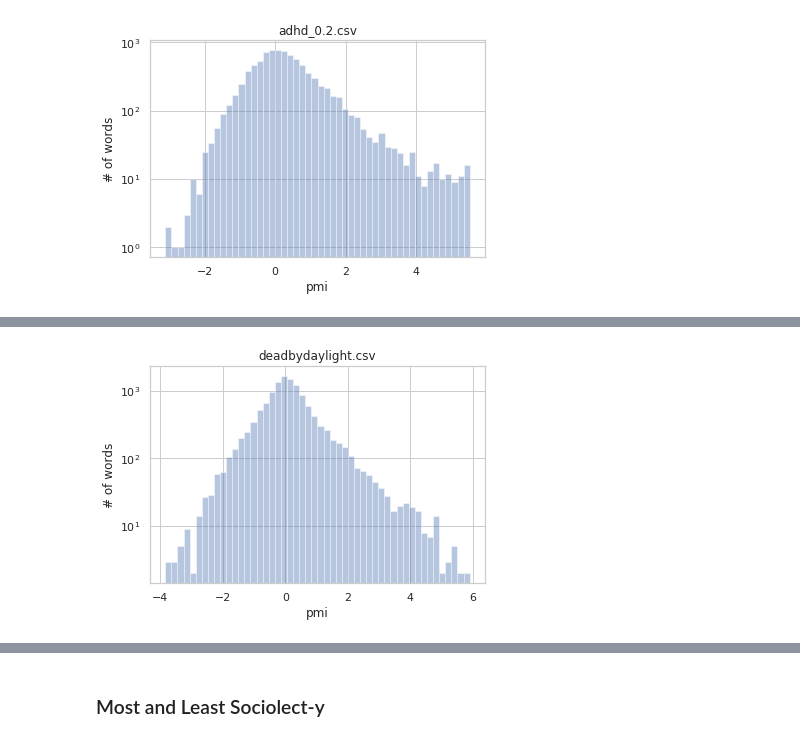
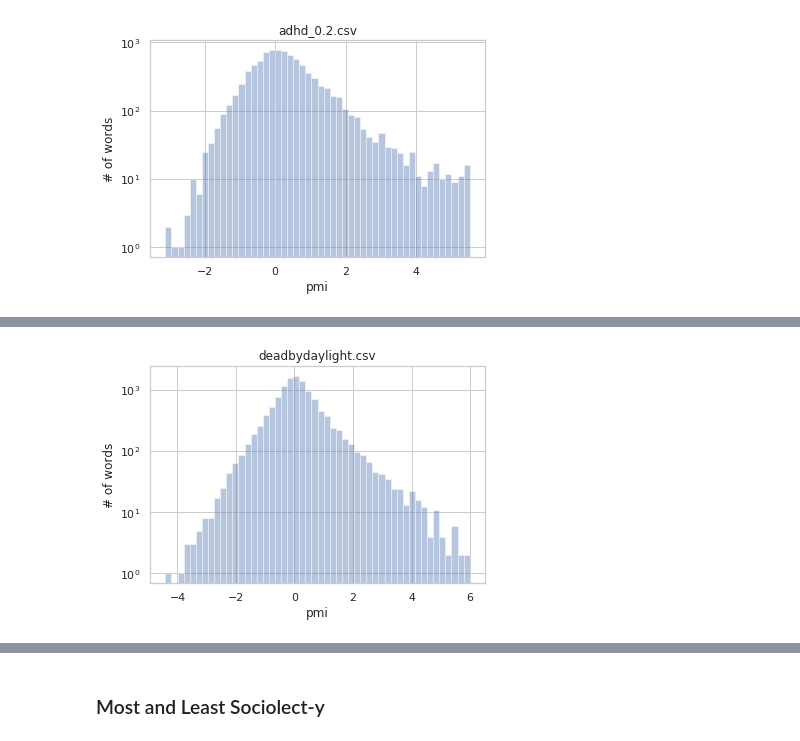
Before and after one commit to lucy3/ingroup_lang, a Jupyter notebook: code/sociolect_score_analysis.ipynb, the cells around one changed output, grey strips where cells are left out. Drawn from its saved outputs; the diff is of its cells as text; code cells hidden in the pictures.

```diff
--- a/code/sociolect_score_analysis.ipynb
+++ b/code/sociolect_score_analysis.ipynb
@@ -204,5 +205,5 @@ word_choice_hist('tfidf', root+'/logs/tfidf/', 10)
 [figure]
 [figure]
 # %%
-word_choice_hist('pmi', root+'/logs/finetuned_sense_pmi/', 10)
+word_choice_hist('pmi', root+'/logs/base_sense_pmi/', 10)
 # %% [output]
@@ -217 +218 @@ word_choice_hist('pmi', root+'/logs/finetuned_sense_pmi/', 10)
-[figure, old version]
+[figure, new version]
```
Also changed, not shown: parts of 31 cells of this notebook, 3 other files.
